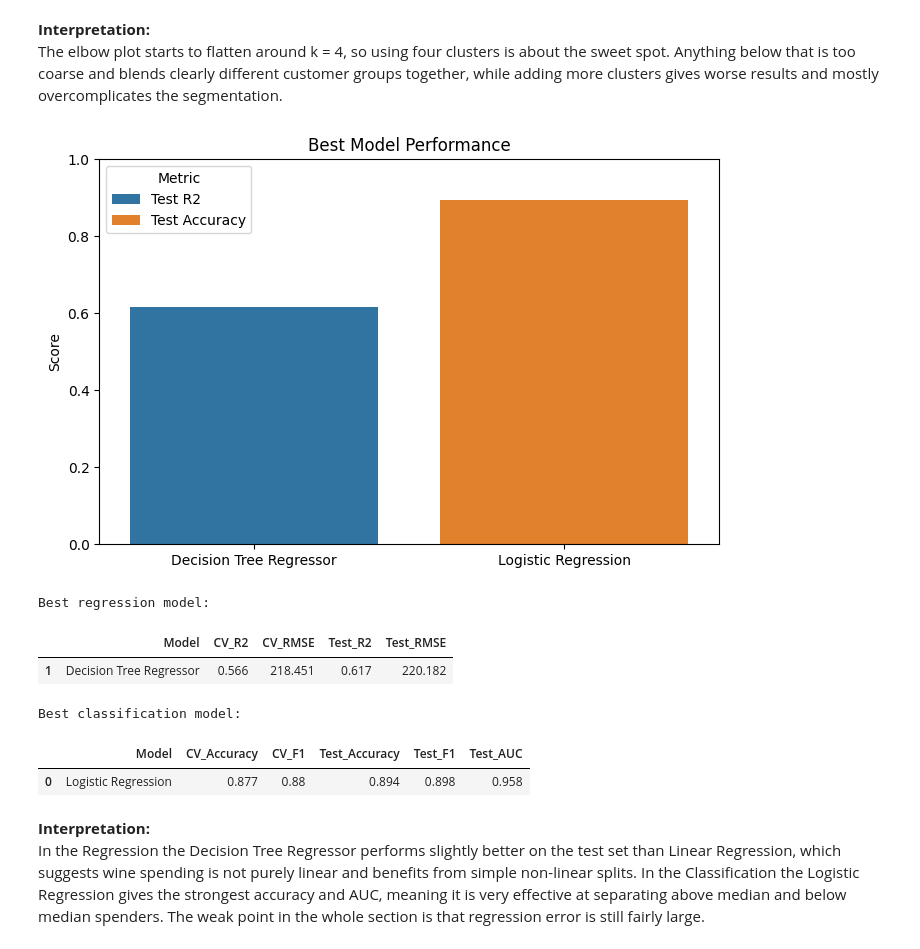
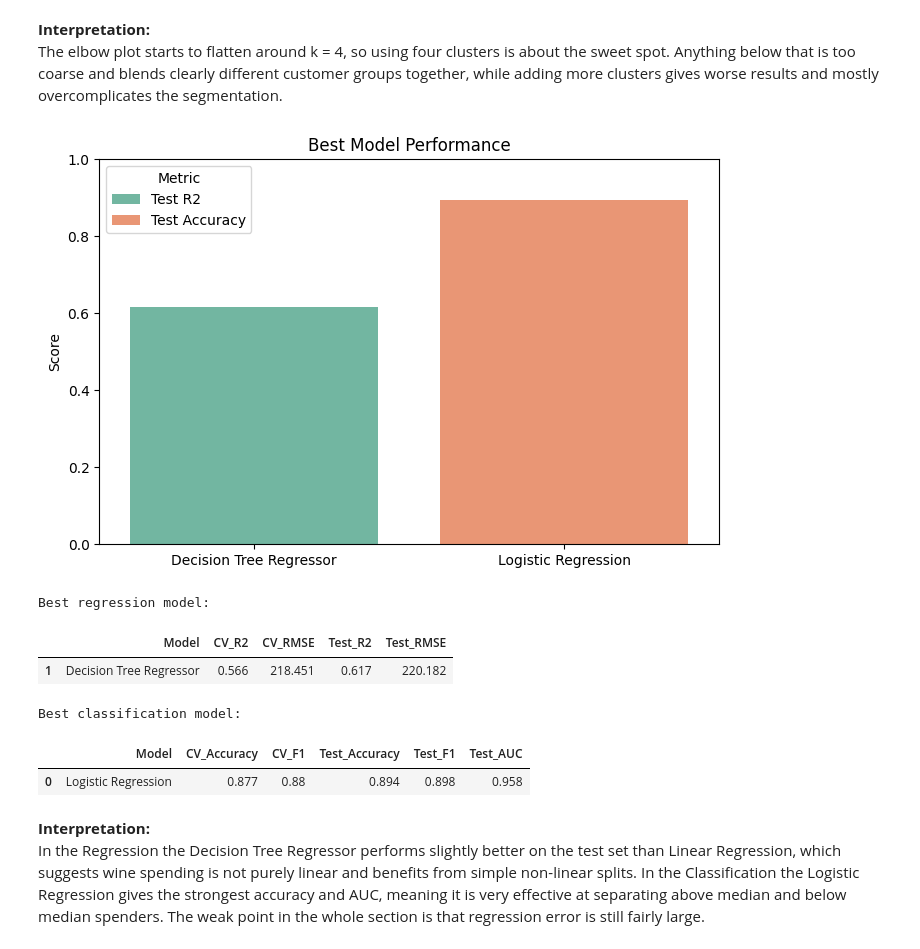
Before and after one commit to ShayanDhillon/Data200-Final-Customers, a Jupyter notebook: CustomerAnalysis.ipynb, the cells around one changed output. Saved outputs shown, nothing was run; the diff lists cells and outputs as text; code cells hidden in the pictures.

```diff
--- a/CustomerAnalysis.ipynb
+++ b/CustomerAnalysis.ipynb
@@ -465,29 +458,29 @@ The elbow plot starts to flatten around k = 4, so using four clusters is about t
 # %%
 # final results plot
 best_regression = regression_results_df.loc[regression_results_df["Test_R2"].idxmax()]
 best_classification = classification_results_df.loc[classification_results_df["Test_Accuracy"].idxmax()]
 
 final_plot_df = pd.DataFrame({
     "Model": [best_regression["Model"], best_classification["Model"]],
     "Score": [best_regression["Test_R2"], best_classification["Test_Accuracy"]],
     "Metric": ["Test R2", "Test Accuracy"]
 })
 
 plt.figure(figsize=(8, 5))
-sns.barplot(data=final_plot_df, x="Model", y="Score", hue="Metric")
+sns.barplot(data=final_plot_df, x="Model", y="Score", hue="Metric", palette="Set2")
 plt.title("Best Model Performance")
 plt.ylabel("Score")
 plt.xlabel("")
 plt.ylim(0, 1)
 plt.show()
 
 print("Best regression model:")
 display(best_regression.to_frame().T)
 
 print("Best classification model:")
 display(best_classification.to_frame().T)
 # %% [output]
-[figure, old version]
+[figure, new version]
 Best regression model:
 |  | Model | CV_R2 | CV_RMSE | Test_R2 | Test_RMSE |
 | 1 | Decision Tree Regressor | 0.566 | 218.451 | 0.617 | 220.182 |
```
Also changed, not shown: parts of 7 cells of this notebook.
